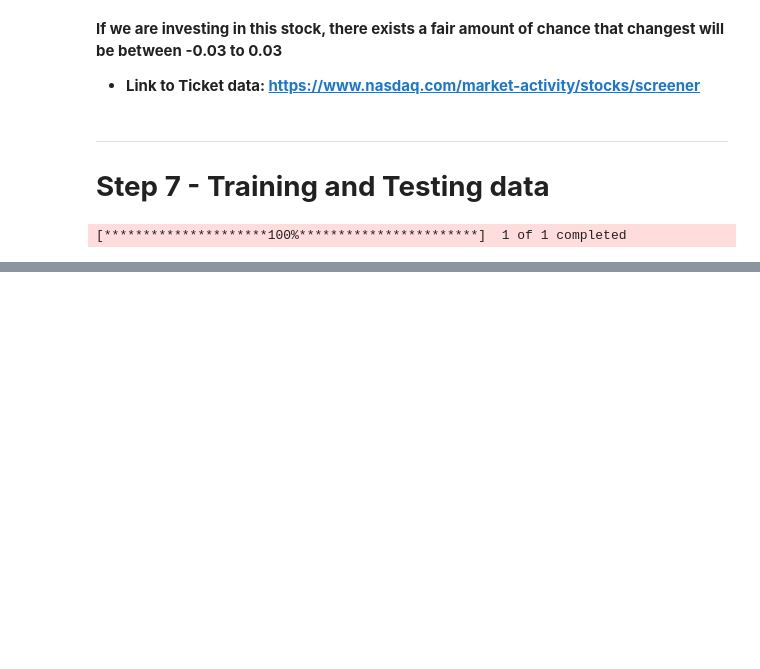
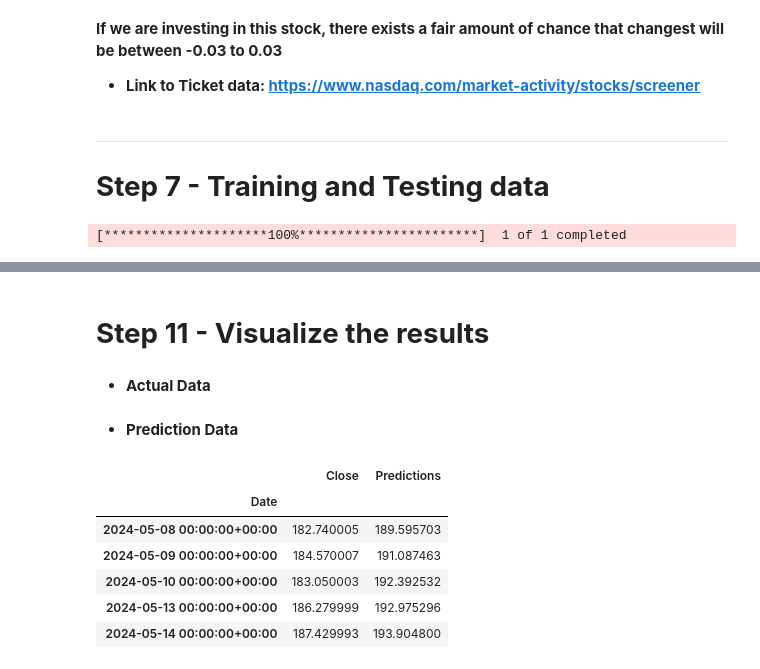
Before and after one commit to ravishchanda/bleep, a Jupyter notebook: 20thNov_LSTMCS_Dev.ipynb, the cells around one changed output, grey strips where cells are left out. Cells and saved outputs as stored; diff of their text form; code cells hidden in the pictures; blank space fills up the shorter version.

```diff
--- a/20thNov_LSTMCS_Dev.ipynb
+++ b/20thNov_LSTMCS_Dev.ipynb
@@ -338,0 +501,2 @@ data
+# %%
+preds = model.predict(x_test)
@@ -338,0 +507,2 @@ data
+# %%
+preds = scaler.inverse_transform(preds)
@@ -338,0 +517,22 @@ data
+# %% [markdown]
+# **Step 11 - Visualize the results**
+# %% [markdown]
+* **Actual Data**
+# %%
+train = df_close[ : train_len]
+
+pred_data = df_close[train_len : ]
+# %% [markdown]
+* **Prediction Data**
+# %%
+pred_data["Predictions"] = preds
+# %%
+pred_data.head()
+# %% [output]
+|  | Close | Predictions |
+| Date |  |  |
+| 2024-05-08 00:00:00+00:00 | 182.740005 | 189.595703 |
+| 2024-05-09 00:00:00+00:00 | 184.570007 | 191.087463 |
+| 2024-05-10 00:00:00+00:00 | 183.050003 | 192.392532 |
+| 2024-05-13 00:00:00+00:00 | 186.279999 | 192.975296 |
+| 2024-05-14 00:00:00+00:00 | 187.429993 | 193.904800 |
```
Also changed, not shown: parts of 63 cells of this notebook.
